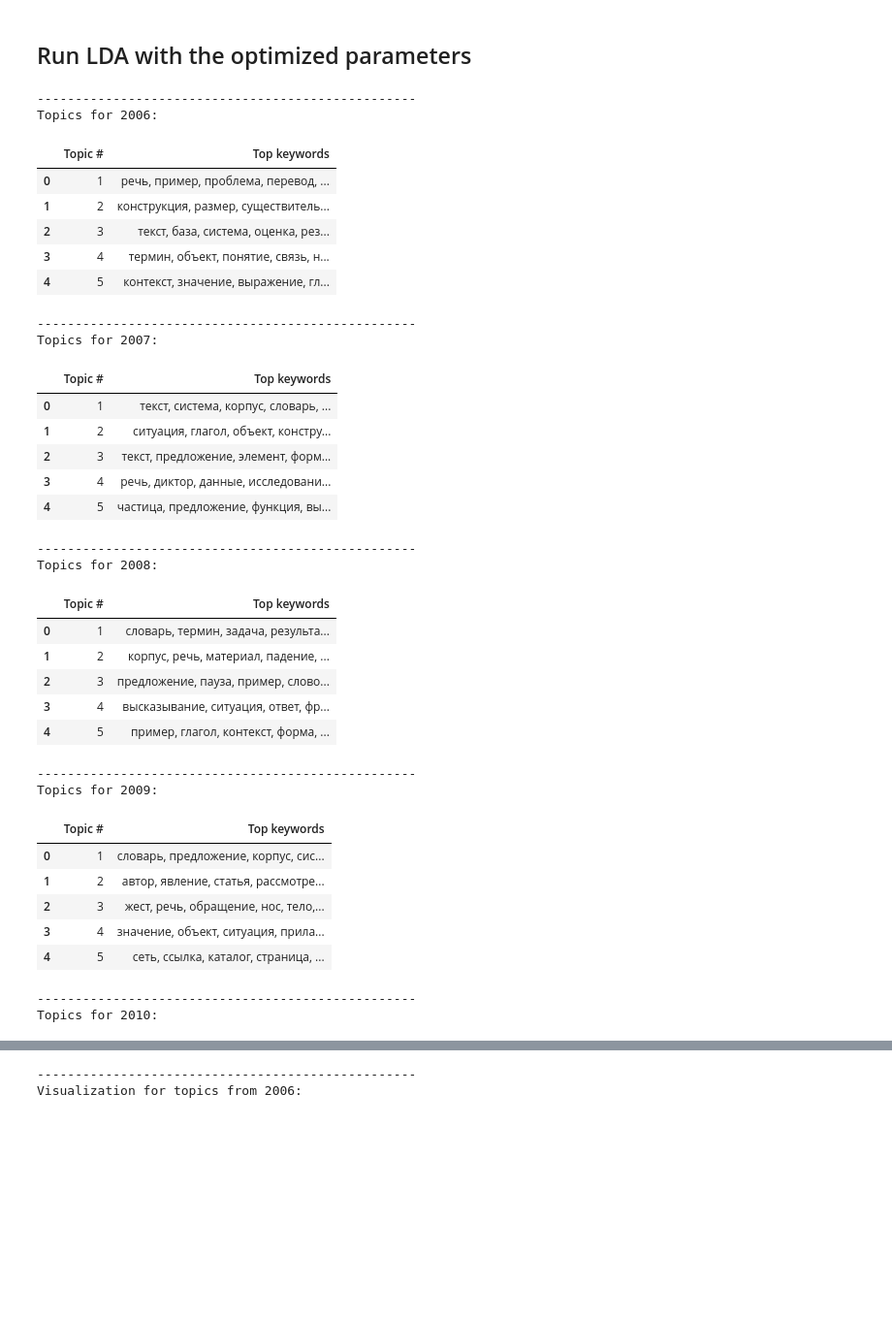
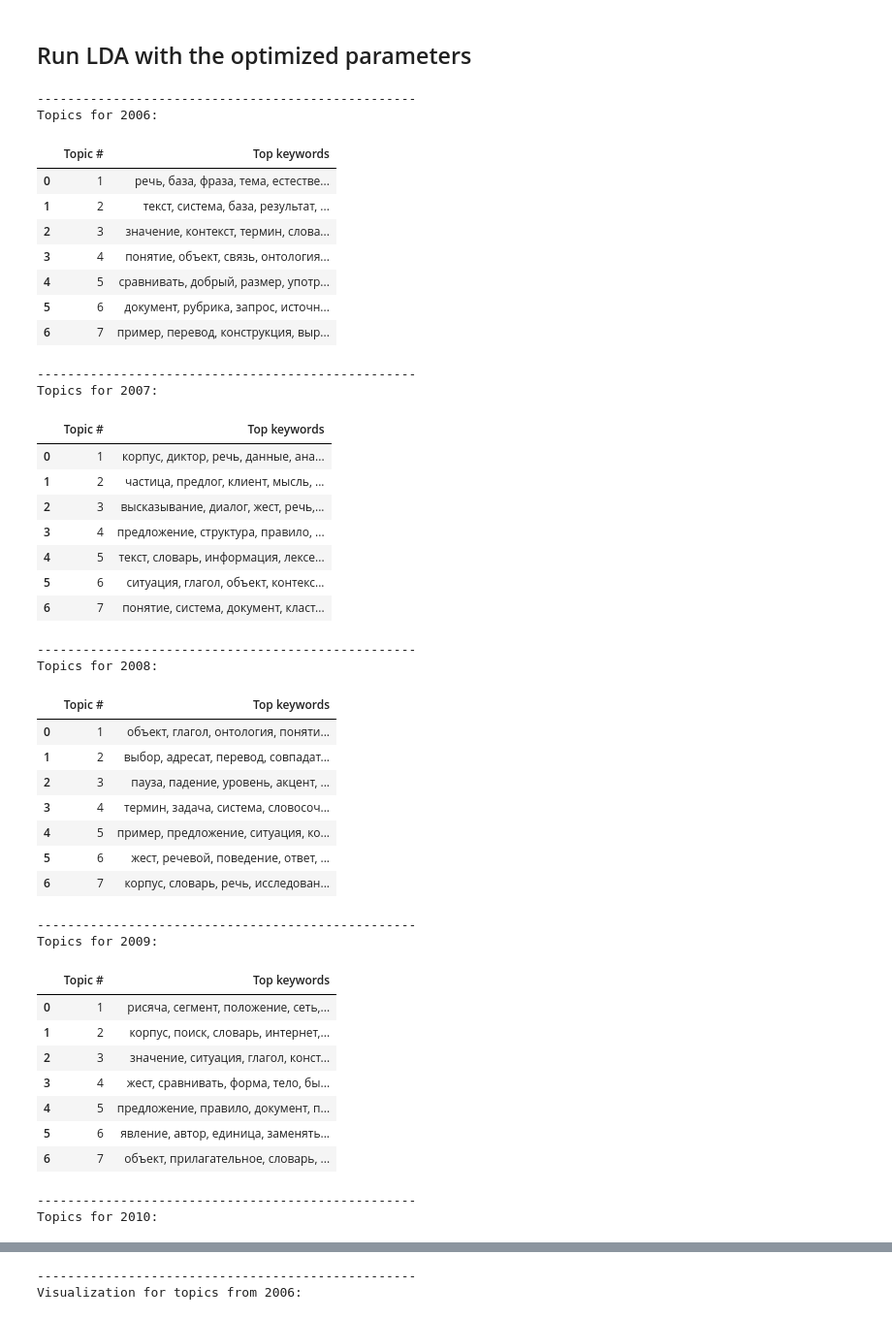
Before and after one commit to iyves/auto-keyphrase-extraction-ru, a Jupyter notebook: src/topic_modeling.ipynb, the cells around one changed output, grey strips where cells are left out. Shown at 97% size. Saved outputs shown, nothing was run; the diff lists cells and outputs as text; code cells hidden in the pictures; blank space fills up the shorter version.

```diff
--- a/src/topic_modeling.ipynb
+++ b/src/topic_modeling.ipynb
@@ -149,8 +149,8 @@ import os
 import pickle
 
 
-num_topics = 5
-no_above = 0.8
+num_topics = 7
+no_above = .8
 num_words = 7
 
 target = str(Path("../data/LDA/final").resolve())
@@ -163,62 +163,70 @@ input_dir = str(Path("../data/preprocessed").resolve())
 entire_corpus = []
 cur_corpus = []
 for year in year_range:
     cur_corpus = []
     input_file = Path(input_dir, str(year) + ".pickle")
     with open(input_file, "rb") as file:
         cur_corpus = pickle.load(file)
         entire_corpus.extend(cur_corpus)
 
     # Create and save the LDA model for each year
     dictionary = TopicModeler.create_dictionary(cur_corpus, no_above=no_above)
     bow_corpus = TopicModeler.create_bow(cur_corpus, dictionary)
     lda_model = TopicModeler.train_lda(bow_corpus, dictionary, num_topics=num_topics)
     lda_model.save(str(Path(target, str(year) + ".gensim")))
 
     # Print the learned topics and the top associated keyphrases
     print("-"*50, "\nTopics for", str(year) + ":")
     TopicModeler.print_topics(lda_model, num_words=num_words)
     cur_corpus = None
 
 dictionary = TopicModeler.create_dictionary(entire_corpus, no_above=no_above)
 bow_corpus = TopicModeler.create_bow(entire_corpus, dictionary)
 lda_model = TopicModeler.train_lda(bow_corpus, dictionary, num_topics=num_topics)
 lda_model.save(str(Path(target, "all.gensim")))
 print("-"*50, "\nTopics for entire dialog corpus:")
 TopicModeler.print_topics(lda_model, num_words=num_words)
 # %% [output]
 --------------------------------------------------
 Topics for 2006:
 |  | Topic # | Top keywords |
-| 0 | 1 | речь, пример, проблема, перевод, ... |
-| 1 | 2 | конструкция, размер, существитель... |
-| 2 | 3 | текст, база, система, оценка, рез... |
-| 3 | 4 | термин, объект, понятие, связь, н... |
-| 4 | 5 | контекст, значение, выражение, гл... |
+| 0 | 1 | речь, база, фраза, тема, естестве... |
+| 1 | 2 | текст, система, база, результат, ... |
+| 2 | 3 | значение, контекст, термин, слова... |
+| 3 | 4 | понятие, объект, связь, онтология... |
+| 4 | 5 | сравнивать, добрый, размер, употр... |
+| 5 | 6 | документ, рубрика, запрос, источн... |
+| 6 | 7 | пример, перевод, конструкция, выр... |
 --------------------------------------------------
 Topics for 2007:
 |  | Topic # | Top keywords |
-| 0 | 1 | текст, система, корпус, словарь, ... |
-| 1 | 2 | ситуация, глагол, объект, констру... |
-| 2 | 3 | текст, предложение, элемент, форм... |
-| 3 | 4 | речь, диктор, данные, исследовани... |
-| 4 | 5 | частица, предложение, функция, вы... |
+| 0 | 1 | корпус, диктор, речь, данные, ана... |
+| 1 | 2 | частица, предлог, клиент, мысль, ... |
+| 2 | 3 | высказывание, диалог, жест, речь,... |
+| 3 | 4 | предложение, структура, правило, ... |
+| 4 | 5 | текст, словарь, информация, лексе... |
+| 5 | 6 | ситуация, глагол, объект, контекс... |
+| 6 | 7 | понятие, система, документ, класт... |
 --------------------------------------------------
 Topics for 2008:
 |  | Topic # | Top keywords |
-| 0 | 1 | словарь, термин, задача, результа... |
-| 1 | 2 | корпус, речь, материал, падение, ... |
-| 2 | 3 | предложение, пауза, пример, слово... |
-| 3 | 4 | высказывание, ситуация, ответ, фр... |
-| 4 | 5 | пример, глагол, контекст, форма, ... |
+| 0 | 1 | объект, глагол, онтология, поняти... |
+| 1 | 2 | выбор, адресат, перевод, совпадат... |
+| 2 | 3 | пауза, падение, уровень, акцент, ... |
+| 3 | 4 | термин, задача, система, словосоч... |
+| 4 | 5 | пример, предложение, ситуация, ко... |
+| 5 | 6 | жест, речевой, поведение, ответ, ... |
+| 6 | 7 | корпус, словарь, речь, исследован... |
 --------------------------------------------------
 Topics for 2009:
 |  | Topic # | Top keywords |
-| 0 | 1 | словарь, предложение, корпус, сис... |
-| 1 | 2 | автор, явление, статья, рассмотре... |
-| 2 | 3 | жест, речь, обращение, нос, тело,... |
-| 3 | 4 | значение, объект, ситуация, прила... |
-| 4 | 5 | сеть, ссылка, каталог, страница, ... |
+| 0 | 1 | рисяча, сегмент, положение, сеть,... |
+| 1 | 2 | корпус, поиск, словарь, интернет,... |
+| 2 | 3 | значение, ситуация, глагол, конст... |
+| 3 | 4 | жест, сравнивать, форма, тело, бы... |
+| 4 | 5 | предложение, правило, документ, п... |
+| 5 | 6 | явление, автор, единица, заменять... |
+| 6 | 7 | объект, прилагательное, словарь, ... |
 --------------------------------------------------
 Topics for 2010:
 |  | Topic # | Top keywords |
```
Also changed, not shown: parts of 5 cells of this notebook, 24 other files.
